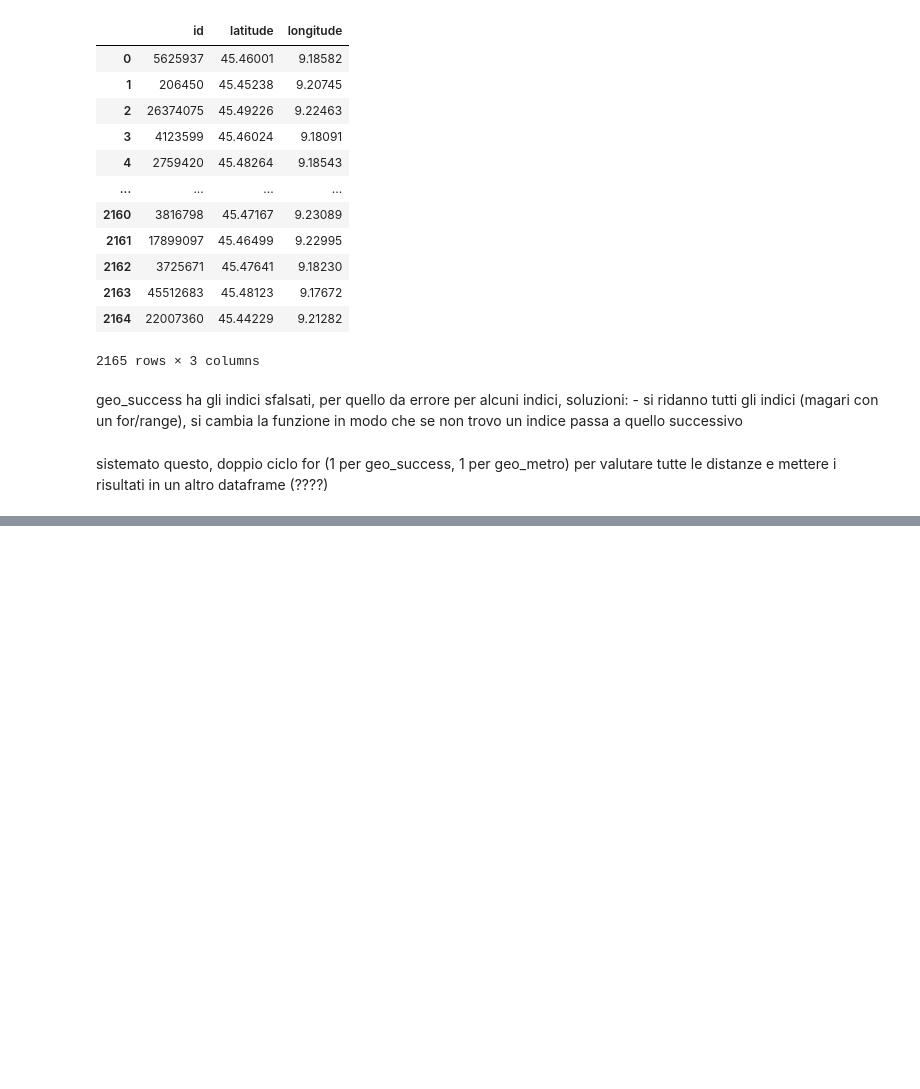
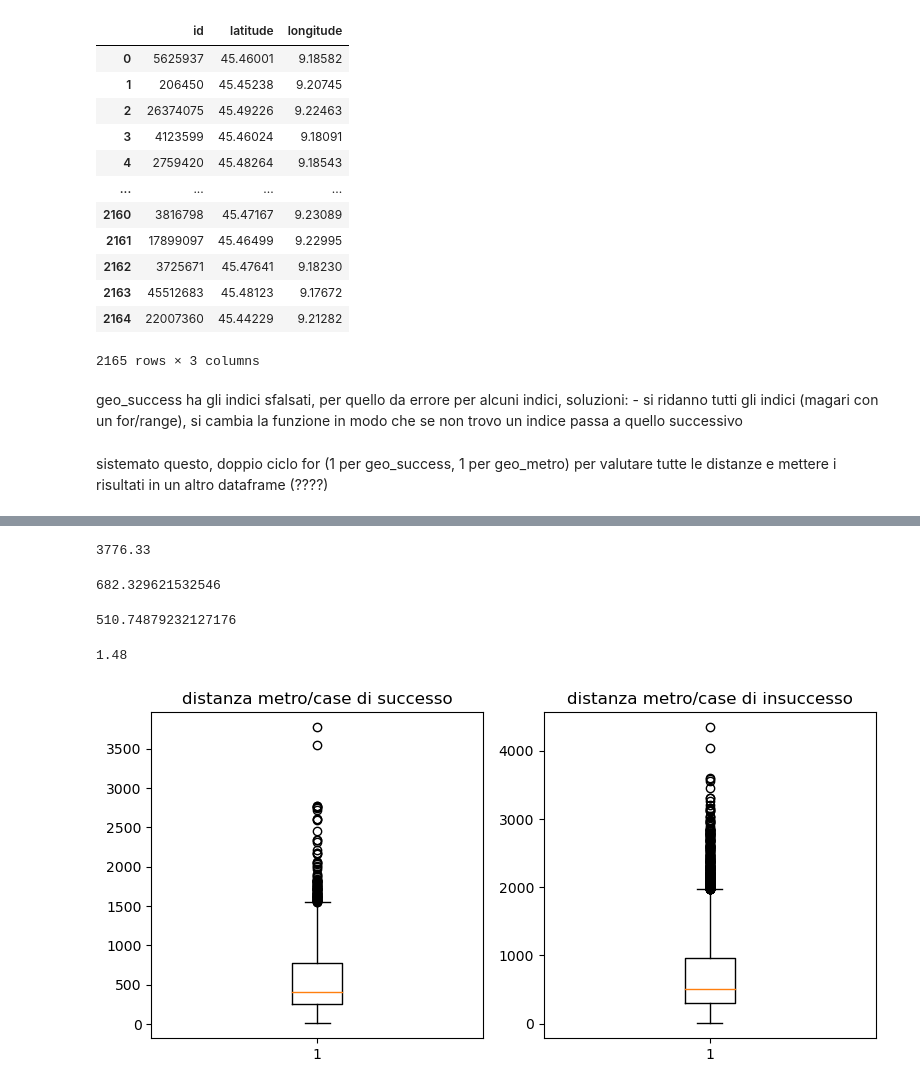
Before and after one commit to Ivanoco27/Progetto-Python, a Jupyter notebook: Progetto Python.ipynb, the cells around one changed output, grey strips where cells are left out. Drawn from its saved outputs; the diff is of its cells as text; code cells hidden in the pictures; blank space fills up the shorter version.

```diff
--- a/Progetto Python.ipynb
+++ b/Progetto Python.ipynb
@@ -368,0 +452,11 @@ KeyboardInterrupt:
+# %%
+#tempo di esecuzione circa 2/3 minuti
+for i in range (2165):
+    min_dis = float('inf')
+    for h in range (93):
+        dis = distanza(geo_success.loc[i]['latitude'], geo_success.loc[i]['longitude'],
+         geo_metro.loc[h]['latitude'], geo_metro.loc[h]['longitude'])
+        if dis < min_dis:
+            min_dis = dis
+
+    min_dis_success.append(min_dis)
@@ -368,0 +479,3 @@ KeyboardInterrupt:
+# %%
+geo_unsuccess.reset_index(inplace=True)
+geo_unsuccess.drop(['index'], axis=1, inplace=True)
@@ -368,0 +487,13 @@ KeyboardInterrupt:
+# %%
+min_dis_unsuccess = []
+# %%
+#tempo di esecuzione circa 10/15 minuti
+for i in range (18205):
+    min_dis = float('inf')
+    for h in range (93):
+        dis = distanza(geo_unsuccess.loc[i]['latitude'], geo_unsuccess.loc[i]['longitude'],
+         geo_metro.loc[h]['latitude'], geo_metro.loc[h]['longitude'])
+        if dis < min_dis:
+            min_dis = dis
+
+    min_dis_unsuccess.append(min_dis)
@@ -368,0 +536,4 @@ KeyboardInterrupt:
+# %%
+np.max(min_dis_success)
+# %% [output]
+3776.33
@@ -368,0 +542,23 @@ KeyboardInterrupt:
+# %%
+mean_unsucc
+# %% [output]
+682.329621532546
+# %%
+std_unsucc = np.std(min_dis_unsuccess)
+std_unsucc
+# %% [output]
+510.74879232127176
+# %%
+np.min(min_dis_unsuccess)
+# %% [output]
+1.48
+# %%
+fig, (axs, axu) = plt.subplots(figsize=(8,4), ncols=2)
+axs.boxplot(min_dis_success)
+axs.set_title("distanza metro/case di successo")
+axu.boxplot(min_dis_unsuccess)
+axu.set_title("distanza metro/case di insuccesso")
+plt.tight_layout()
+plt.show()
+# %% [output]
+[figure, added]
```
Also changed, not shown: parts of 24 cells of this notebook.
